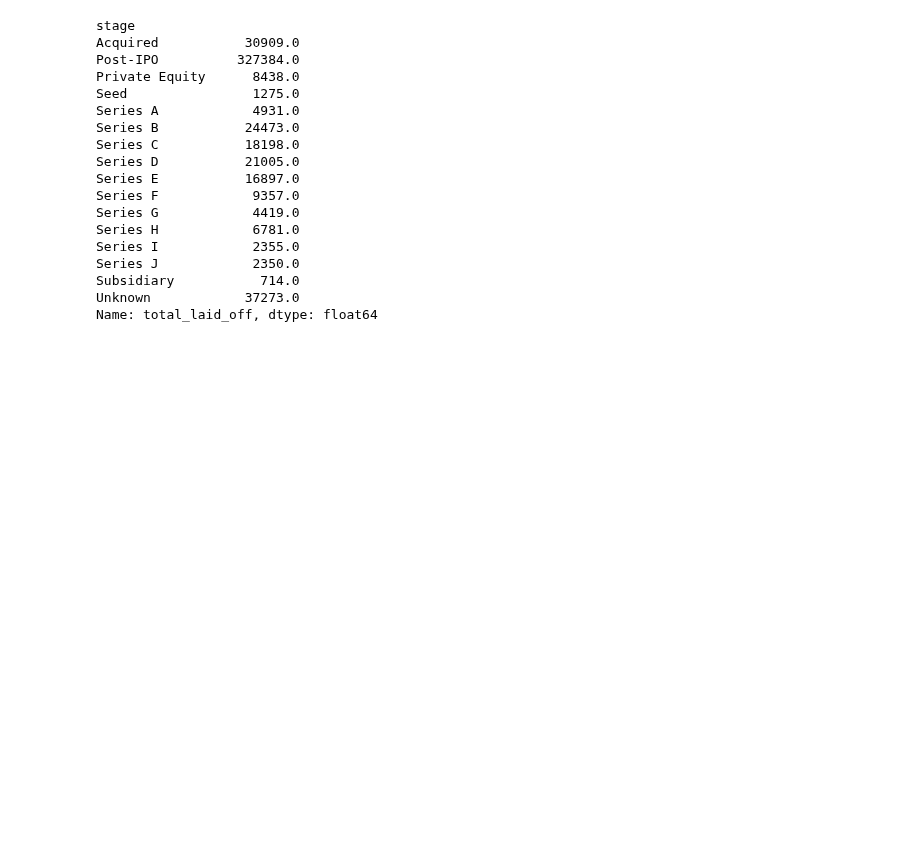
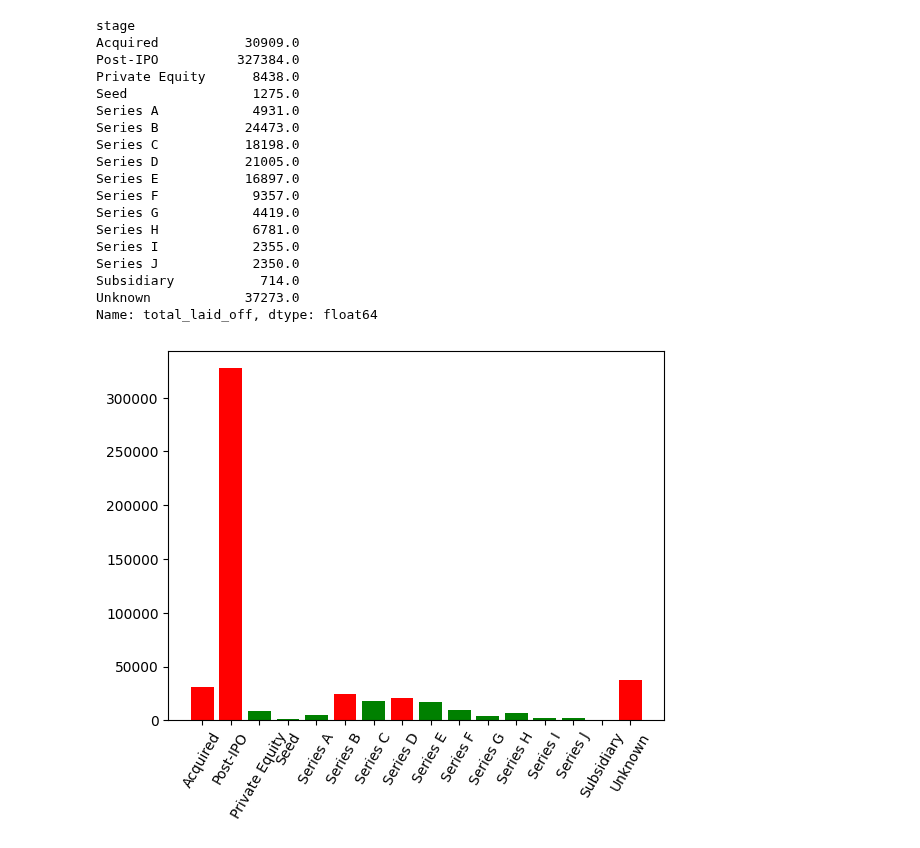
Before and after one commit to neerajcodes888/Recent-Layoffs-Case-Study, a Jupyter notebook: study.ipynb, the cells around one changed output. Cells and saved outputs as stored; diff of their text form; code cells hidden in the pictures; blank space fills up the shorter version.

```diff
--- a/study.ipynb
+++ b/study.ipynb
@@ -701,3 +701,12 @@ Series J            2350.0
 Subsidiary           714.0
 Unknown            37273.0
 Name: total_laid_off, dtype: float64
+# %%
+vis = data.groupby('stage')['total_laid_off'].sum()
+x,y = vis.index,vis.values
+# %%
+plt.bar(x,y,color=['green' if val < 20000 else 'red' for val in y])
+plt.xticks(rotation=60)
+plt.show()
+# %% [output]
+[figure, added]
```
